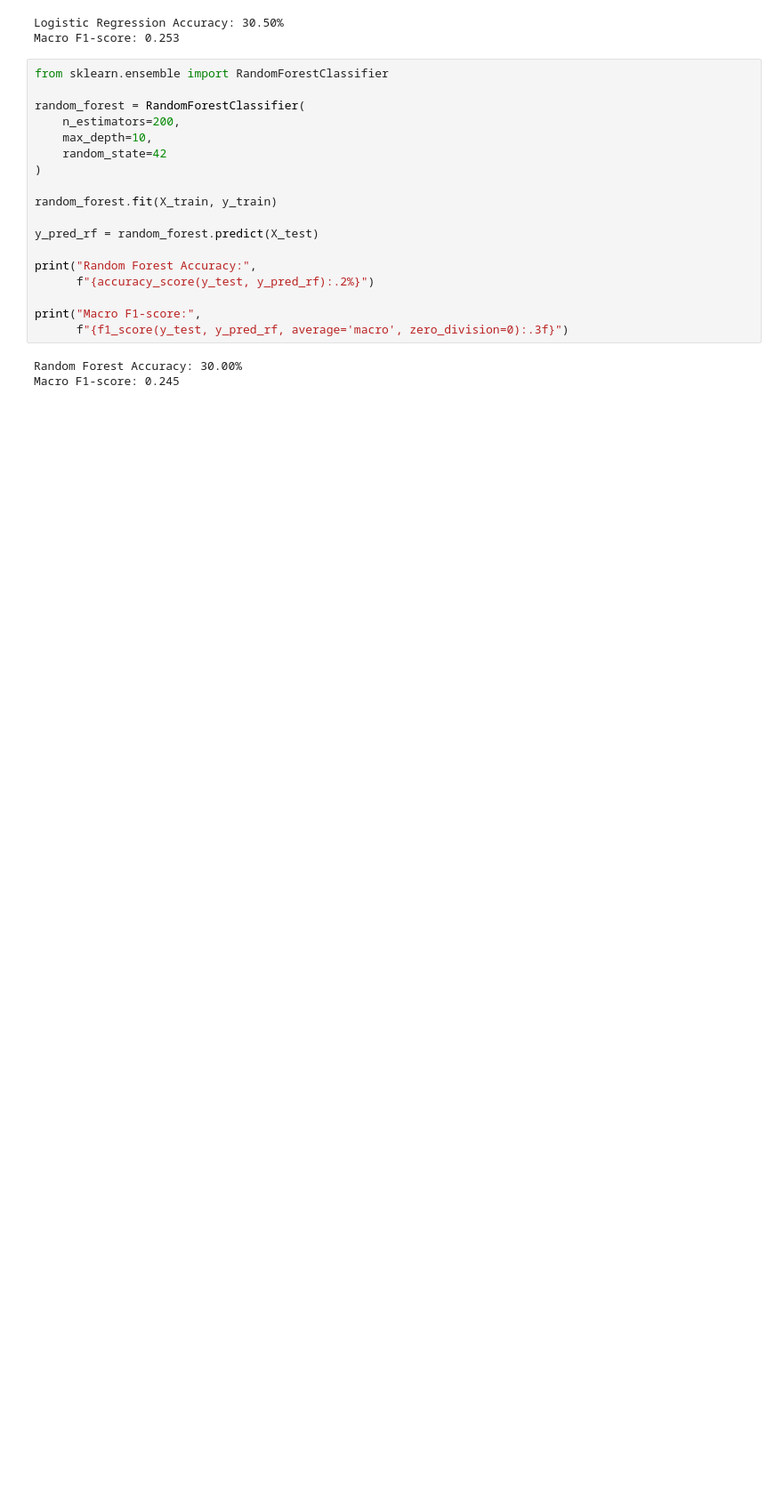
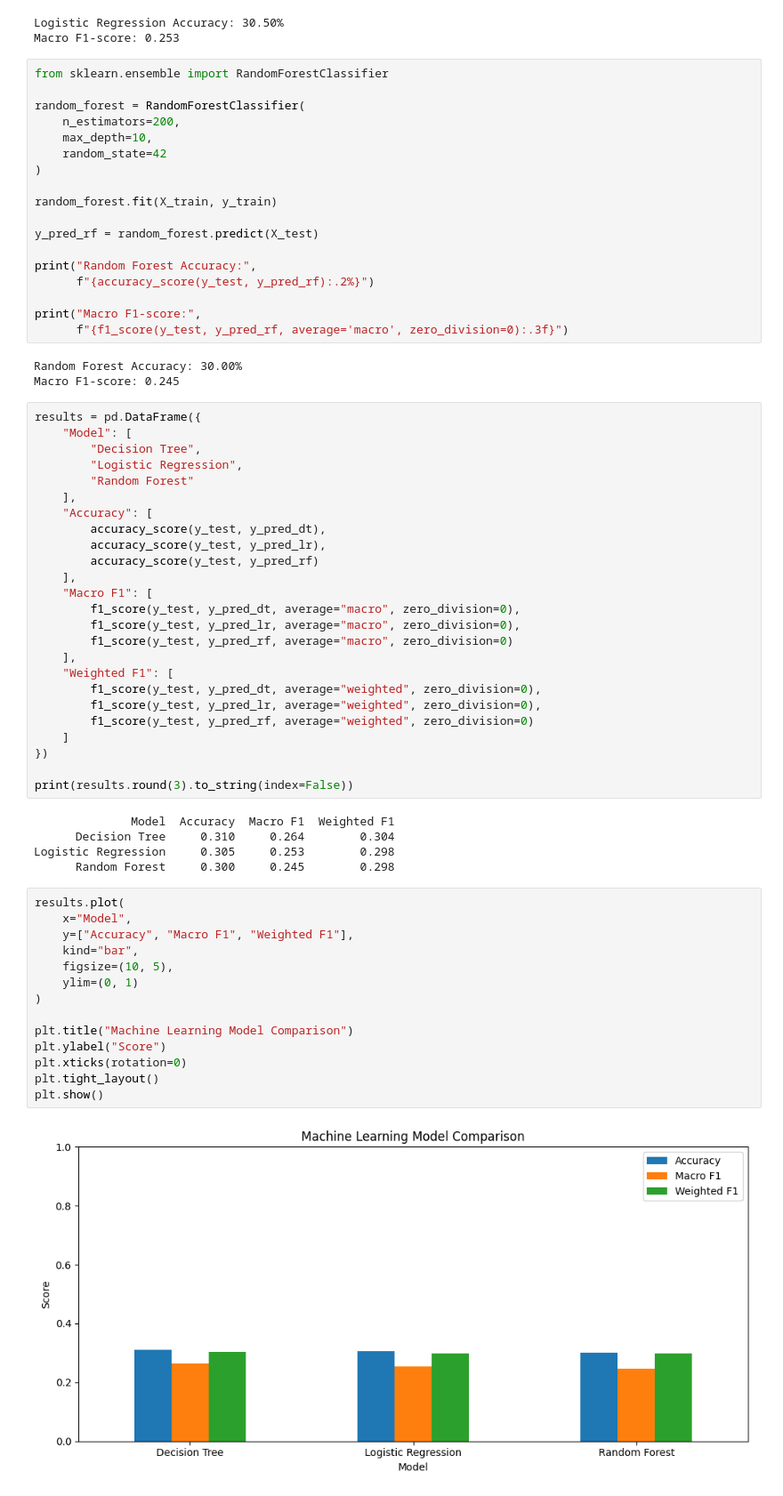
Before and after one commit to PrasastiBaitharu/ybi_foundation, a Jupyter notebook: YBI_45_DAY_INTERNSHIP.ipynb, the cells around one changed output. Shown at 89% size. Cells and saved outputs as stored; diff of their text form; blank space fills up the shorter version.

Commit message:
Visualize the comparison

```diff
--- a/YBI_45_DAY_INTERNSHIP.ipynb
+++ b/YBI_45_DAY_INTERNSHIP.ipynb
@@ -880,3 +880,49 @@ print("Macro F1-score:",
 # %% [output]
 Random Forest Accuracy: 30.00%
 Macro F1-score: 0.245
+# %%
+results = pd.DataFrame({
+    "Model": [
+        "Decision Tree",
+        "Logistic Regression",
+        "Random Forest"
+    ],
+    "Accuracy": [
+        accuracy_score(y_test, y_pred_dt),
+        accuracy_score(y_test, y_pred_lr),
+        accuracy_score(y_test, y_pred_rf)
+    ],
+    "Macro F1": [
+        f1_score(y_test, y_pred_dt, average="macro", zero_division=0),
+        f1_score(y_test, y_pred_lr, average="macro", zero_division=0),
+        f1_score(y_test, y_pred_rf, average="macro", zero_division=0)
+    ],
+    "Weighted F1": [
+        f1_score(y_test, y_pred_dt, average="weighted", zero_division=0),
+        f1_score(y_test, y_pred_lr, average="weighted", zero_division=0),
+        f1_score(y_test, y_pred_rf, average="weighted", zero_division=0)
+    ]
+})
+
+print(results.round(3).to_string(index=False))
+# %% [output]
+              Model  Accuracy  Macro F1  Weighted F1
+      Decision Tree     0.310     0.264        0.304
+Logistic Regression     0.305     0.253        0.298
+      Random Forest     0.300     0.245        0.298
+# %%
+results.plot(
+    x="Model",
+    y=["Accuracy", "Macro F1", "Weighted F1"],
+    kind="bar",
+    figsize=(10, 5),
+    ylim=(0, 1)
+)
+
+plt.title("Machine Learning Model Comparison")
+plt.ylabel("Score")
+plt.xticks(rotation=0)
+plt.tight_layout()
+plt.show()
+# %% [output]
+[figure, added]
```
